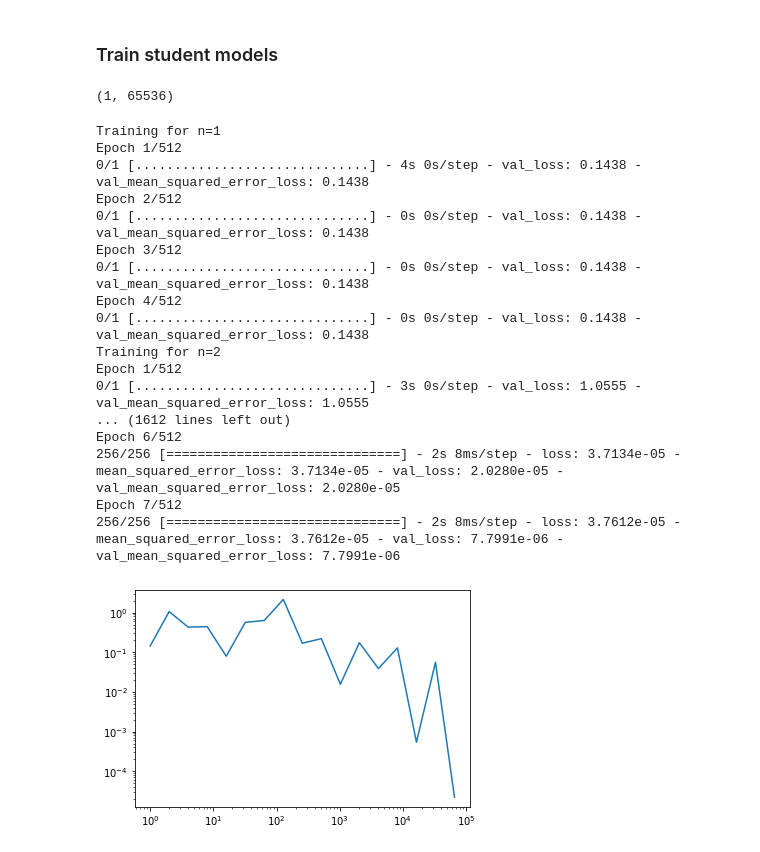
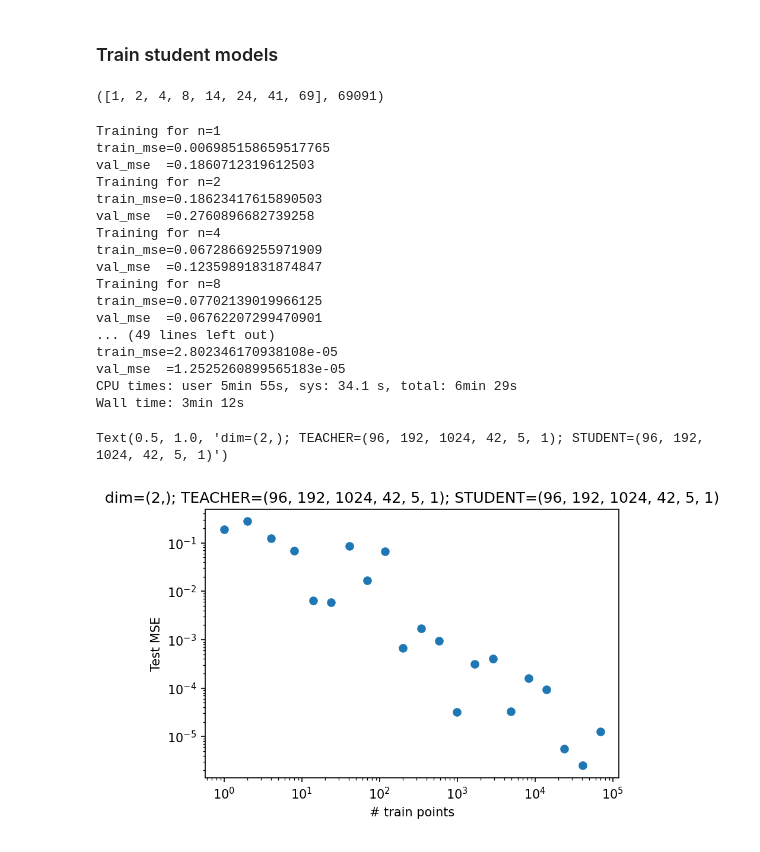
Before and after one commit to ed1d1a8d/scaling, a Jupyter notebook: notebooks/student-teacher-n-v4.ipynb, the cells around one changed output. Cells and saved outputs as stored; diff of their text form; code cells hidden in the pictures.

```diff
--- a/notebooks/student-teacher-n-v4.ipynb
+++ b/notebooks/student-teacher-n-v4.ipynb
@@ -69,11 +69,12 @@ TEACHER.summary()
 # %% [markdown]
 ### Train student models
 # %%
-NS = [2 ** x for x in range(17)]
-NS[0], NS[-1]
+NS = [int(1.7 ** x) for x in range(1, 22)]
+NS[:8], NS[-1]
 # %% [output]
-(1, 65536)
+([1, 2, 4, 8, 14, 24, 41, 69], 69091)
 # %%
+%%time
 train_results = []
 
 for n in NS:
@@ -87,33 +88,41 @@ for n in NS:
     )
 
     train_results.append(tr)
+    print(f"train_mse={tr.history.history['mean_squared_error_loss'][-1]}")
+    print(f"val_mse  ={tr.history.history['val_mean_squared_error_loss'][-1]}")
 # %% [output]
 Training for n=1
-Epoch 1/512
-0/1 [..............................] - 4s 0s/step - val_loss: 0.1438 - val_mean_squared_error_loss: 0.1438
-Epoch 2/512
-0/1 [..............................] - 0s 0s/step - val_loss: 0.1438 - val_mean_squared_error_loss: 0.1438
-Epoch 3/512
-0/1 [..............................] - 0s 0s/step - val_loss: 0.1438 - val_mean_squared_error_loss: 0.1438
-Epoch 4/512
-0/1 [..............................] - 0s 0s/step - val_loss: 0.1438 - val_mean_squared_error_loss: 0.1438
+train_mse=0.006985158659517765
+val_mse  =0.1860712319612503
 Training for n=2
-Epoch 1/512
-0/1 [..............................] - 3s 0s/step - val_loss: 1.0555 - val_mean_squared_error_loss: 1.0555
-... (1612 lines left out)
-Epoch 6/512
-256/256 [==============================] - 2s 8ms/step - loss: 3.7134e-05 - mean_squared_error_loss: 3.7134e-05 - val_loss: 2.0280e-05 - val_mean_squared_error_loss: 2.0280e-05
-Epoch 7/512
-256/256 [==============================] - 2s 8ms/step - loss: 3.7612e-05 - mean_squared_error_loss: 3.7612e-05 - val_loss: 7.7991e-06 - val_mean_squared_error_loss: 7.7991e-06
+train_mse=0.18623417615890503
+val_mse  =0.2760896682739258
+Training for n=4
+train_mse=0.06728669255971909
+val_mse  =0.12359891831874847
+Training for n=8
+train_mse=0.07702139019966125
+val_mse  =0.06762207299470901
+... (49 lines left out)
+train_mse=2.802346170938108e-05
+val_mse  =1.2525260899565183e-05
+CPU times: user 5min 55s, sys: 34.1 s, total: 6min 29s
+Wall time: 3min 12s
-# %%
-val_mses = [
-    tr.history.history["val_mean_squared_error_loss"][0] for tr in train_results
-]
-plt.plot(NS, val_mses)
-plt.xscale("log")
-plt.yscale("log")
-# %% [output]
-[figure, removed]
+# %%
+val_mses = [
+    tr.history.history["val_mean_squared_error_loss"][-1] for tr in train_results
+]
+
+plt.figure(figsize=(6, 4), dpi=150)
+plt.scatter(NS, val_mses)
+plt.xscale("log")
+plt.yscale("log")
+plt.ylabel("Test MSE")
+plt.xlabel("# train points")
+plt.title(f"dim={INPUT_SHAPE}; TEACHER={LAYER_WIDTHS}; STUDENT={LAYER_WIDTHS}")
+# %% [output]
+Text(0.5, 1.0, 'dim=(2,); TEACHER=(96, 192, 1024, 42, 5, 1); STUDENT=(96, 192, 1024, 42, 5, 1)')
+[figure, added]
 # %%
 num_cols = 5
 num_rows = len(NS) // num_cols + 1
```
Also changed, not shown: parts of 4 cells of this notebook, 1 other file.
